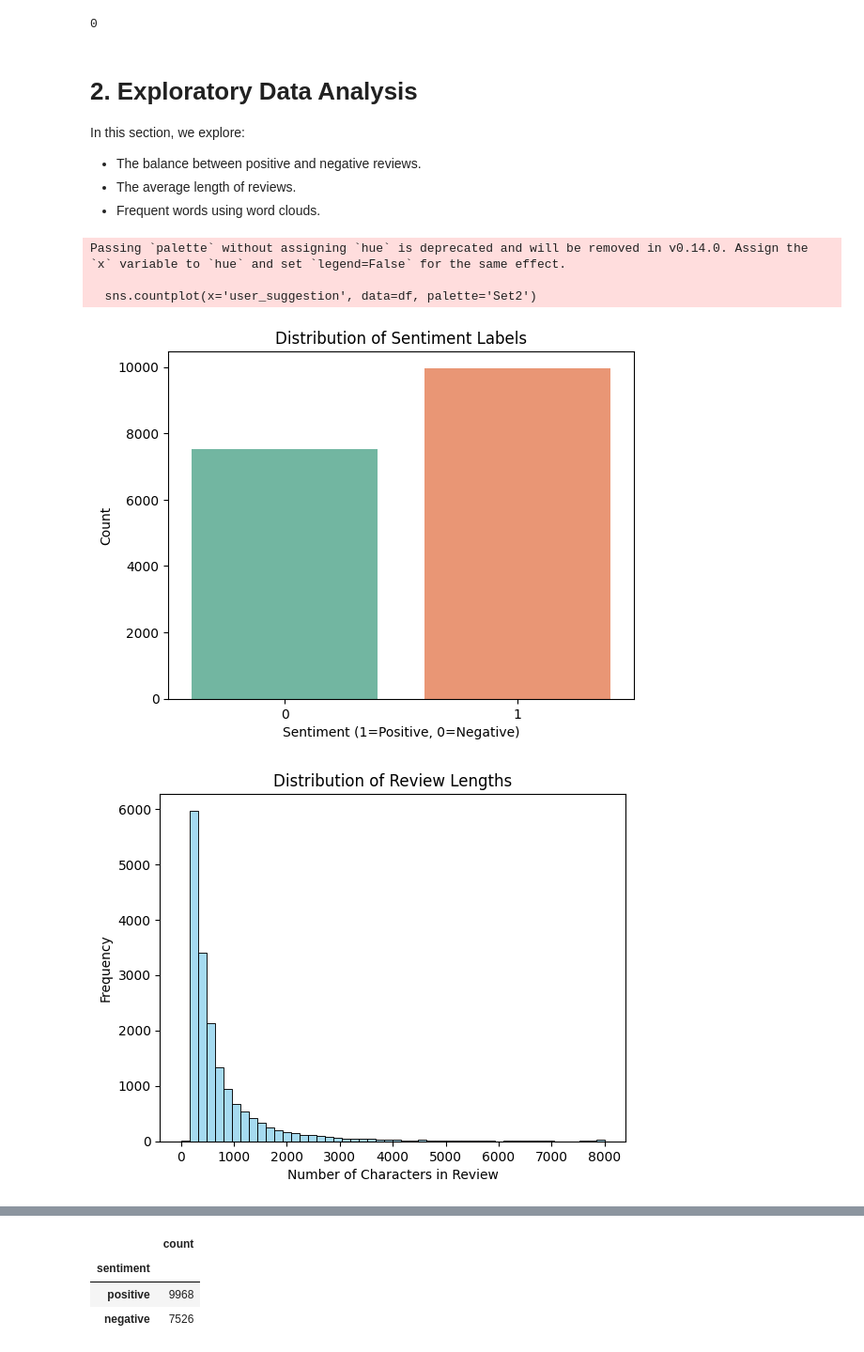
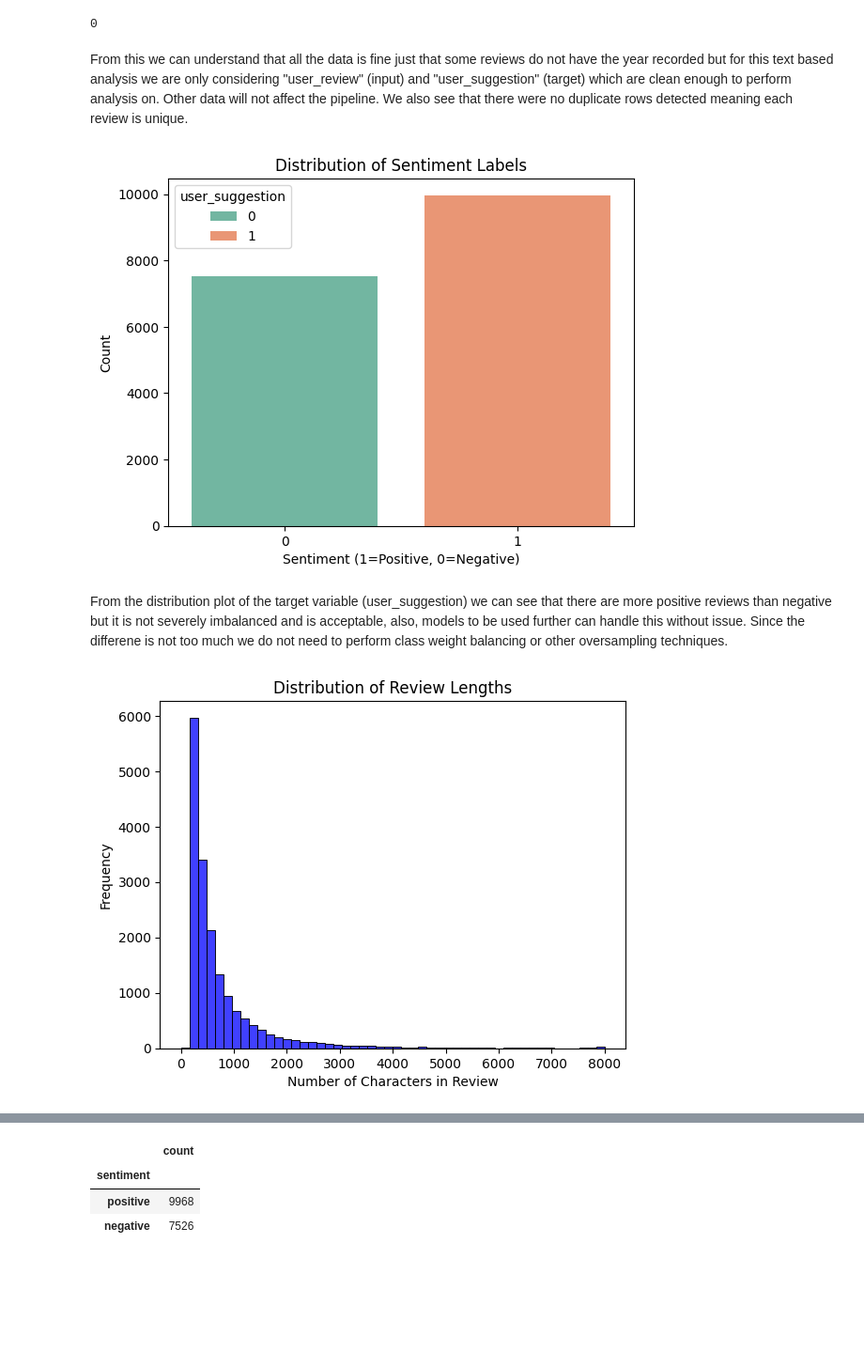
Before and after one commit to Subhangee19/DataAnalysis, a Jupyter notebook: Untitled11.ipynb, the cells around one changed output, grey strips where cells are left out. Shown at 94% size. Drawn from its saved outputs; the diff is of its cells as text; code cells hidden in the pictures; blank space fills up the shorter version.

```diff
--- a/Untitled11.ipynb
+++ b/Untitled11.ipynb
@@ -104,0 +115,4 @@ df.head()
+# %%
+d = kagglehub.dataset_download("piyushagni5/sentiment-analysis-for-steam-reviews")
+d_steam = pd.read_csv(f"{d}/train.csv")
+d_steam.tail(3)
@@ -121,36 +146,25 @@ Data columns (total 5 columns):
 dtypes: float64(1), int64(2), object(2)
 memory usage: 683.5+ KB
 0
-# %% [markdown]
-# 2. Exploratory Data Analysis
-
-In this section, we explore:
-- The balance between positive and negative reviews.
-- The average length of reviews.
-- Frequent words using word clouds.
+# %% [markdown]
+From this we can understand that all the data is fine just that some reviews do not have the year recorded but for this text based analysis we are only considering "user_review" (input) and "user_suggestion" (target) which are clean enough to perform analysis on. Other data will not affect the pipeline. We also see that there were no duplicate rows detected meaning each review is unique.
 # %%
-
-# Sentiment label distribution
-sns.countplot(x='user_suggestion', data=df, palette='Set2')
+sns.countplot(x='user_suggestion', data=d_steam, hue='user_suggestion', palette='Set2')
 plt.title('Distribution of Sentiment Labels')
 plt.xlabel('Sentiment (1=Positive, 0=Negative)')
 plt.ylabel('Count')
 plt.show()
 # %% [output]
-Passing `palette` without assigning `hue` is deprecated and will be removed in v0.14.0. Assign the `x` variable to `hue` and set `legend=False` for the same effect.
-
-  sns.countplot(x='user_suggestion', data=df, palette='Set2')
-[figure, old version]
+[figure, new version]
+# %% [markdown]
+From the distribution plot of the target variable (user_suggestion) we can see that there are more positive reviews than negative but it is not severely imbalanced and is acceptable, also,  models to be used further can handle this without issue. Since the differene is not too much we do not need to perform class weight balancing or other oversampling techniques.
 # %%
-# Add a column for review length
-df['review_length'] = df['user_review'].astype(str).apply(len)
-
-# Plot the length distribution
-sns.histplot(df['review_length'], bins=50, color='skyblue')
+d_steam['rev_len'] = d_steam['user_review'].astype(str).apply(len)
+sns.histplot(d_steam['rev_len'], bins=50, color='blue')
 plt.title('Distribution of Review Lengths')
 plt.xlabel('Number of Characters in Review')
 plt.ylabel('Frequency')
 plt.show()
 # %% [output]
-[figure, old version]
+[figure, new version]
 # %%
```
Also changed, not shown: parts of 39 cells of this notebook.
